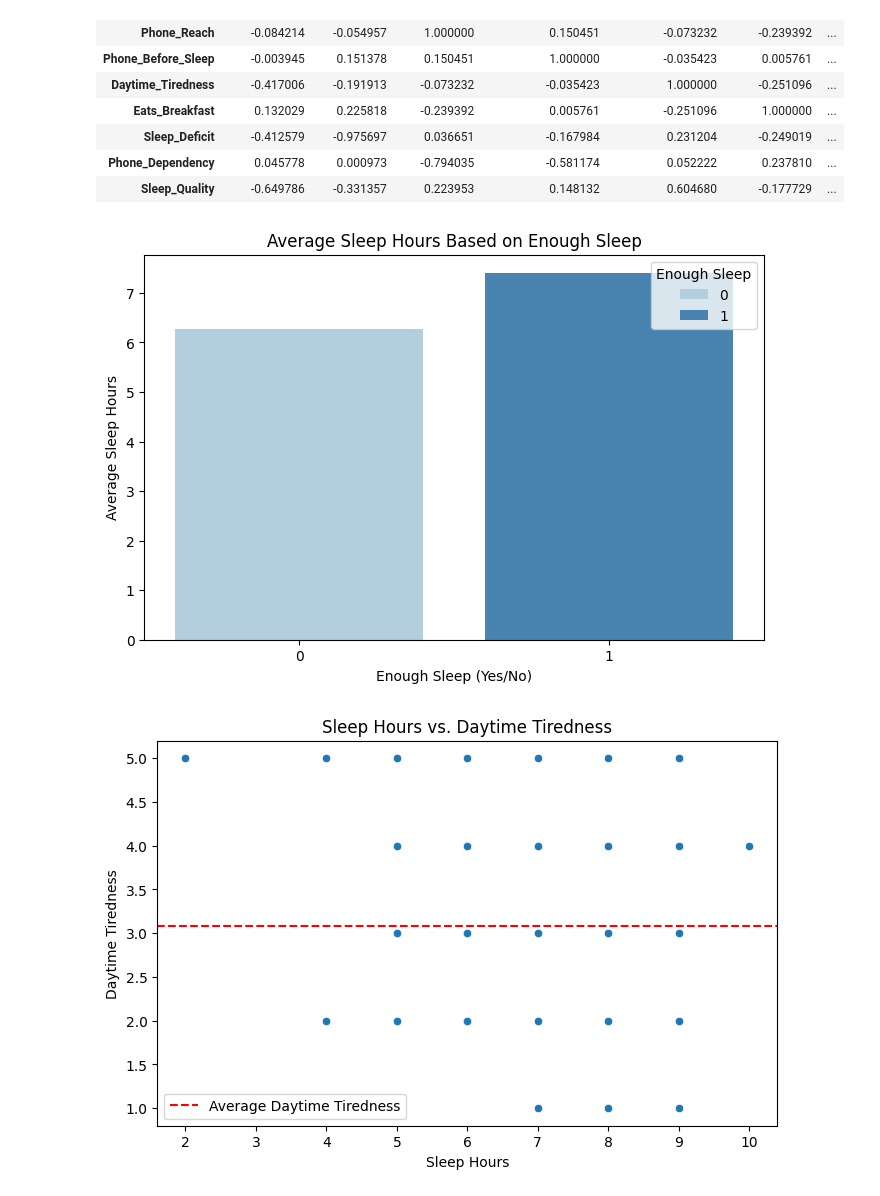
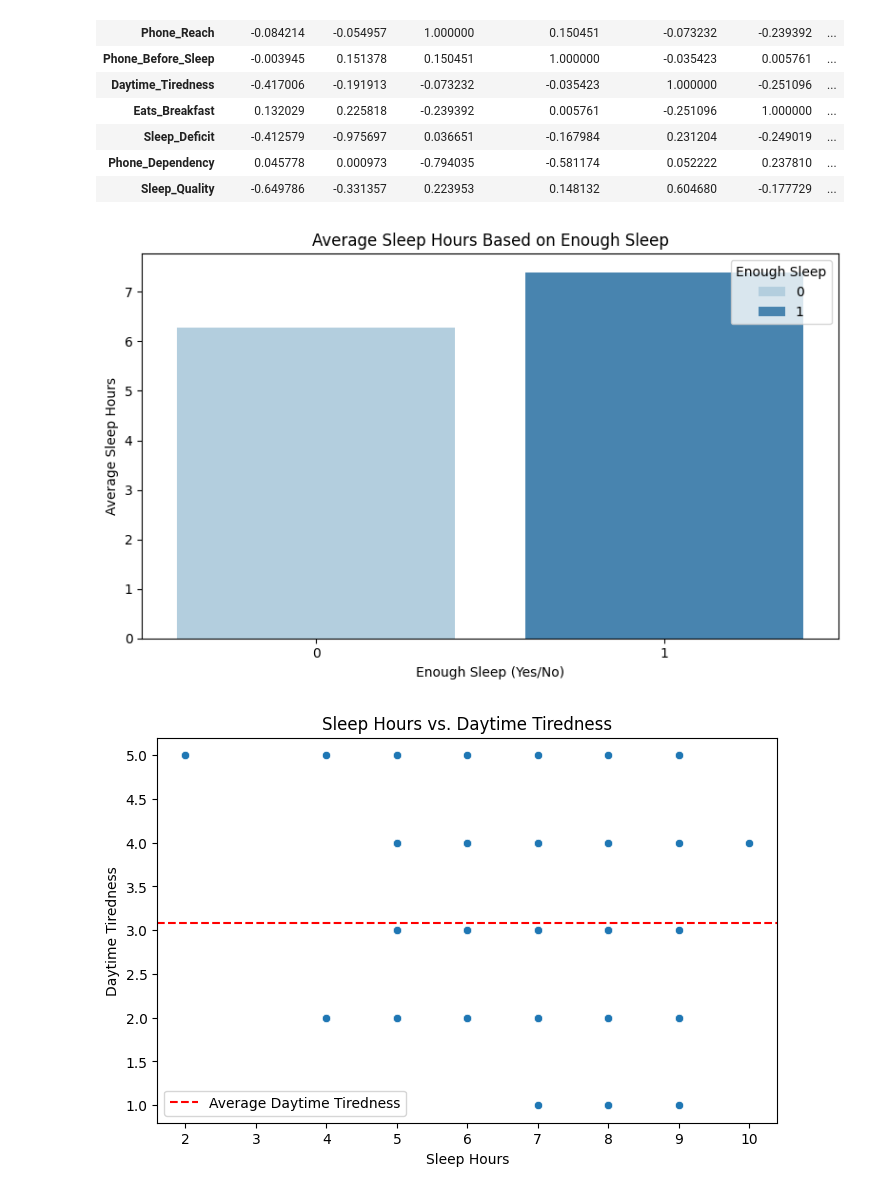
Before and after one commit to DANUSHMATHI2002/7PAM2000-0901-Applied_Data_Science, a Jupyter notebook: ASS1.ipynb, the cells around one changed output. Cells and saved outputs as stored; diff of their text form; code cells hidden in the pictures.

```diff
--- a/ASS1.ipynb
+++ b/ASS1.ipynb
@@ -99,30 +99,31 @@ Correlation Matrix
 | Sleep_Quality | -0.649786 | -0.331357 | 0.223953 | 0.148132 | 0.604680 | -0.177729 | ... |
 # %%
 # Categorical Graph: Bar Chart
+
 def plot_average_sleep_hours(df):
     """Create a bar chart showing average Sleep Hours based on Enough Sleep."""
 
     # Grouping by 'Enough_Sleep' and calculating mean 'Sleep_Hours'
     average_sleep = df.groupby('Enough_Sleep')['Sleep_Hours'].mean().reset_index()
 
     plt.figure(figsize=(8, 5))
 
     # Using 'Enough_Sleep' as hue for color differentiation
     sns.barplot(x='Enough_Sleep', y='Sleep_Hours', data=average_sleep, hue='Enough_Sleep', palette='Blues', dodge=False)
 
     plt.title('Average Sleep Hours Based on Enough Sleep')
     plt.xlabel('Enough Sleep (Yes/No)')
     plt.ylabel('Average Sleep Hours')
 
-    # Removing the legend as it may be redundant
     plt.legend(title='Enough Sleep', loc='upper right')
 
+    plt.tight_layout()  # Improve layout
     plt.show()
 
 # Example of using the function
 plot_average_sleep_hours(df)
 # %% [output]
-[figure, old version]
+[figure, new version]
 # %%
 # Relational Graph: Scatter Plot
 def plot_sleep_hours_vs_daytime_tiredness(df):
```
Also changed, not shown: parts of 1 cell of this notebook.
